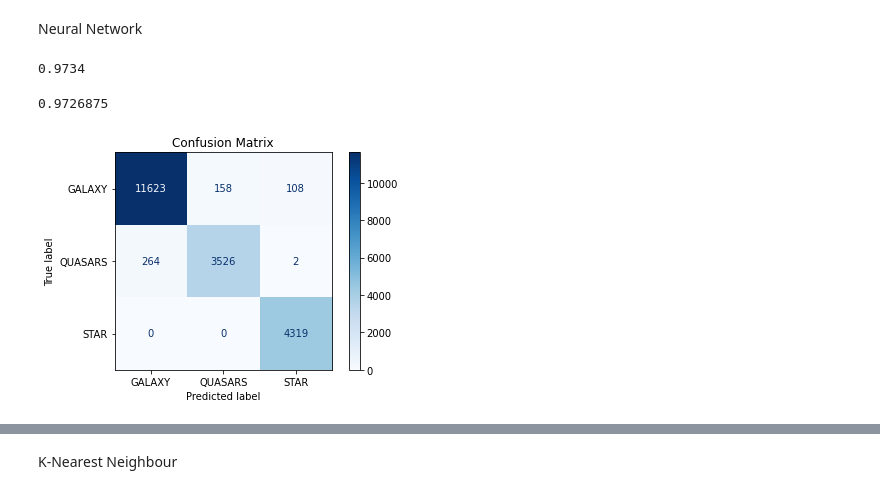
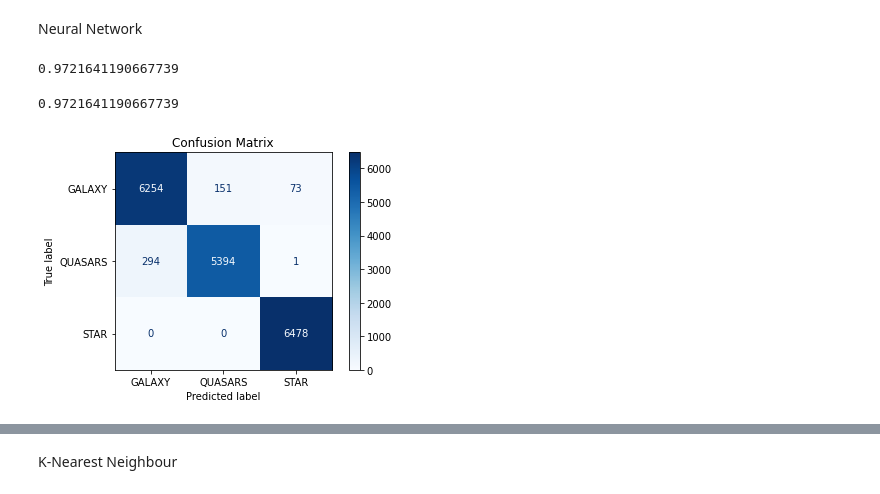
Before and after one commit to Jenil-Vekaria/StellarClassification, a Jupyter notebook: Classification.ipynb, the cells around one changed output, grey strips where cells are left out. Saved outputs shown, nothing was run; the diff lists cells and outputs as text; code cells hidden in the pictures.

```diff
--- a/Classification.ipynb
+++ b/Classification.ipynb
@@ -99,0 +110,3 @@ duplicate
+# %%
+data = data[data["u"] != -9999]
+data["u"].hist(bins=1000)
@@ -115,23 +136,19 @@ data = scale(data)
 # %% [markdown]
 Data Splitting
 # %%
-def split_data(train_size, valid_size, data, label):
+def split_data(train_size, data, label):
     # Train-Test datasplit
     dataTrain, dataTest, classTrain, classTest = train_test_split(data, label, train_size=train_size, random_state=1, stratify=label)
 
-    #Train-Validation datasplit
-    dataTrain, dataValid, classTrain, classValid = train_test_split(dataTrain, classTrain, test_size=valid_size, random_state=1, stratify=classTrain)
 
     print("Train: ", dataTrain.shape[0])
     print(classTrain.value_counts())
-    print("Validation: ", dataValid.shape[0])
-    print(classValid.value_counts())
     print("Test: ", dataTest.shape[0])
     print(classTest.value_counts())
     print("Dataset Size: ", data.shape[0])
 
-    return (dataTrain, dataValid, dataTest, classTrain, classValid, classTest)
+    return (dataTrain, dataTest, classTrain, classTest)
 # %%
 # Split the data
-dataTrain, dataValid, dataTest, classTrain, classValid, classTest = split_data(train_size=0.8, valid_size=0.2, data=data, label=classData)
+dataTrain, dataTest, classTrain, classTest = split_data(train_size=0.7, data=data, label=classData)
 # %% [output]
@@ -180,25 +209,25 @@ accuracy = predict(NNModel, dataTest, classTest)
 
 print(accuracy)
 # %% [output]
-0.9734
+0.9721641190667739
 # %%
 # predicting on validation data
-accuracy = predict(NNModel, dataValid, classValid)
+accuracy = predict(NNModel, dataTest, classTest)
 print(accuracy)
 
 dsp = ConfusionMatrixDisplay.from_estimator(
     NNModel,
     dataTest,
     classTest,
     display_labels=['GALAXY', 'QUASARS', 'STAR'],
     cmap=plt.cm.Blues
 )
 
 dsp.ax_.set_title("Confusion Matrix")
 plt.show()
 # %% [output]
-0.9726875
+0.9721641190667739
-[figure, old version]
+[figure, new version]
 # %%
 # Test Accuracy vs Iterations
 testAcc = []
```
Also changed, not shown: parts of 31 cells of this notebook, 4 other files.
